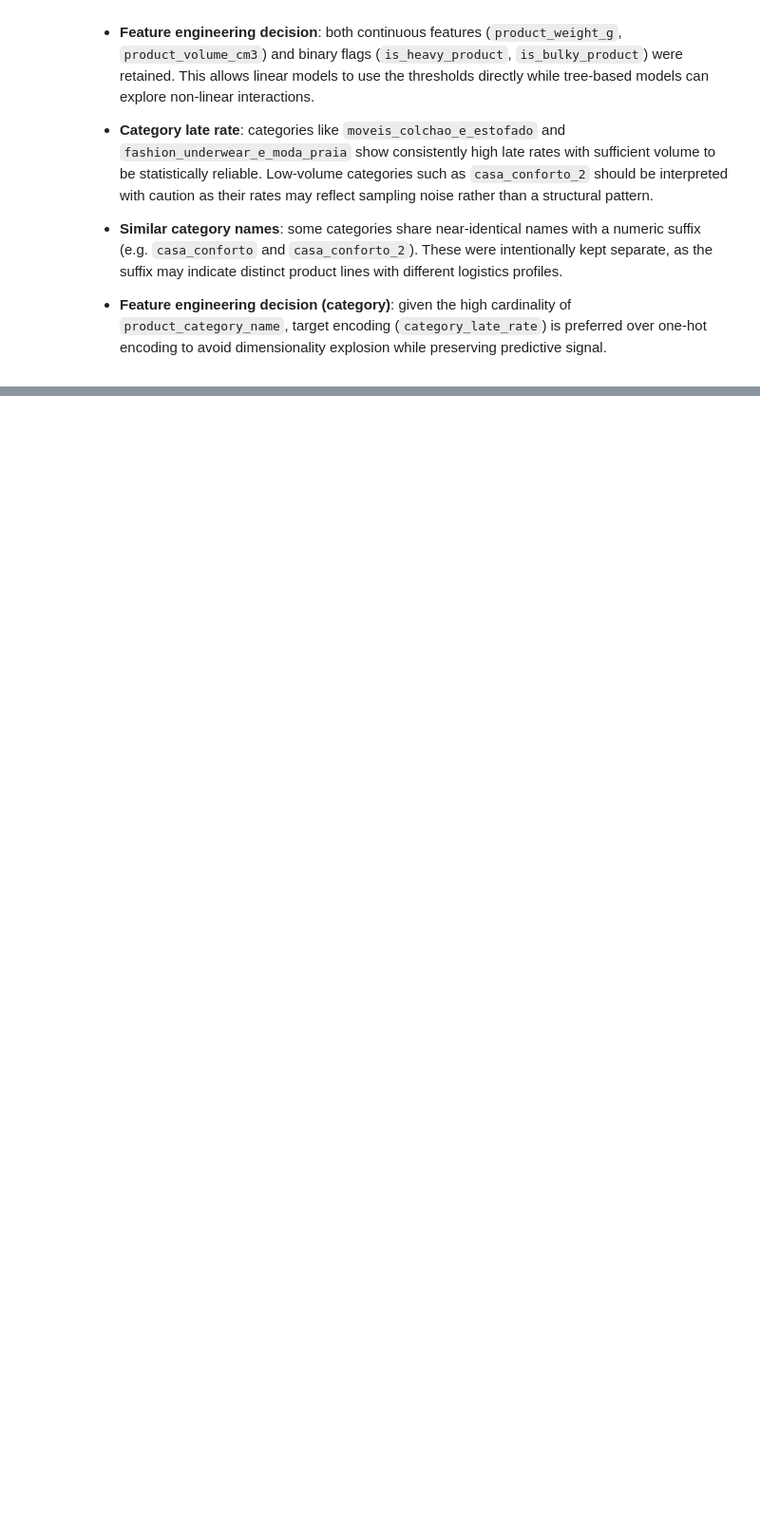
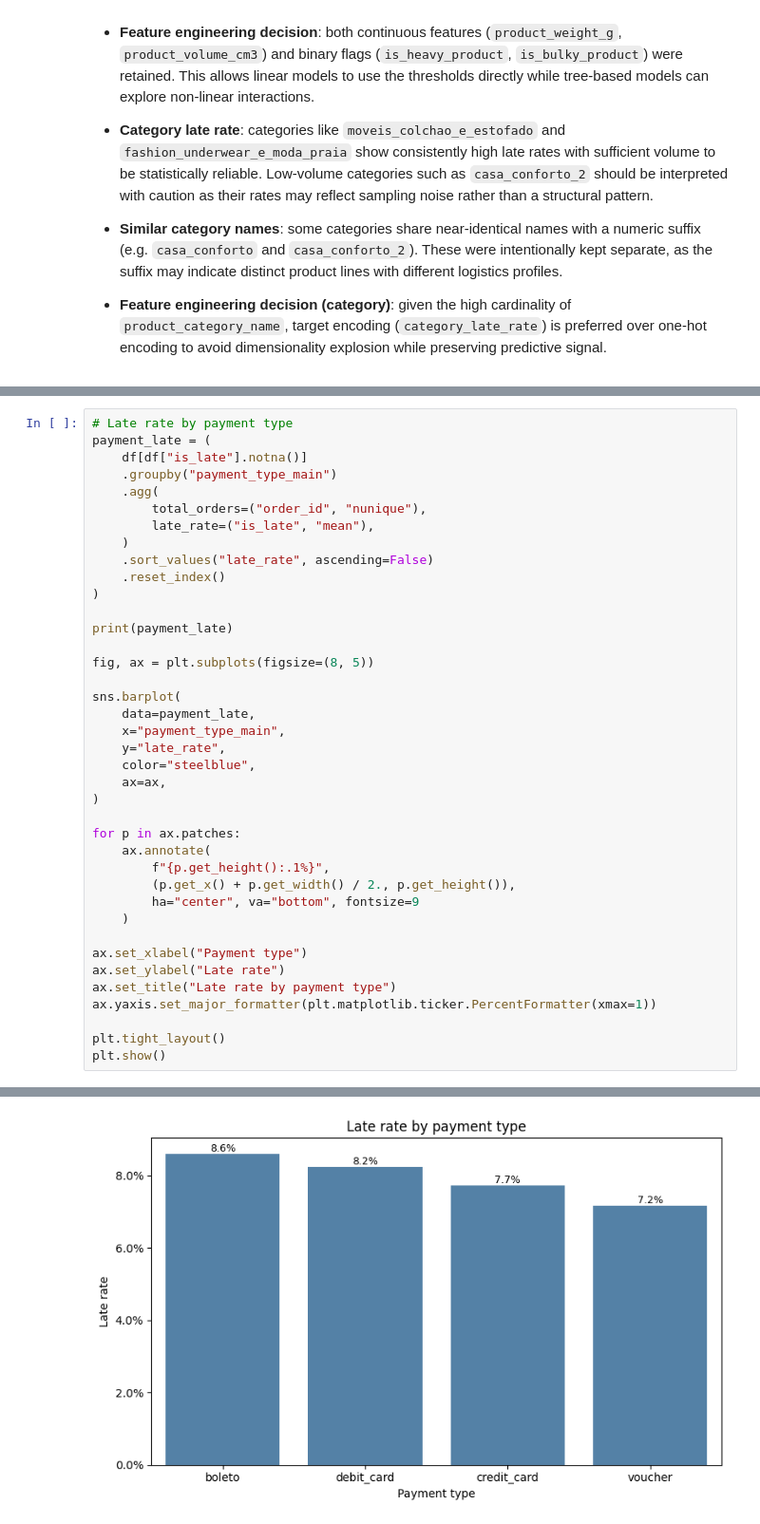
Before and after one commit to Gabverz/Logistics_optimizer, a Jupyter notebook: eda_logistics.ipynb, the cells around one changed output, grey strips where cells are left out. Shown at 95% size. Cells and saved outputs as stored; diff of their text form; blank space fills up the shorter version.

Commit message:
feat(eda): add payment type and price vs late rate analysis

```diff
--- a/eda_logistics.ipynb
+++ b/eda_logistics.ipynb
@@ -848,0 +877,40 @@ plt.show()
+# %%
+# Late rate by payment type
+payment_late = (
+    df[df["is_late"].notna()]
+    .groupby("payment_type_main")
+    .agg(
+        total_orders=("order_id", "nunique"),
+        late_rate=("is_late", "mean"),
+    )
+    .sort_values("late_rate", ascending=False)
+    .reset_index()
+)
+
+print(payment_late)
+
+fig, ax = plt.subplots(figsize=(8, 5))
+
+sns.barplot(
+    data=payment_late,
+    x="payment_type_main",
+    y="late_rate",
+    color="steelblue",
+    ax=ax,
+)
+
+for p in ax.patches:
+    ax.annotate(
+        f"{p.get_height():.1%}",
+        (p.get_x() + p.get_width() / 2., p.get_height()),
+        ha="center", va="bottom", fontsize=9
+    )
+
+ax.set_xlabel("Payment type")
+ax.set_ylabel("Late rate")
+ax.set_title("Late rate by payment type")
+ax.yaxis.set_major_formatter(plt.matplotlib.ticker.PercentFormatter(xmax=1))
+
+plt.tight_layout()
+plt.show()
+# %% [output]
@@ -848,0 +922 @@ plt.show()
+[figure, added]
```
Also changed, not shown: parts of 4 cells of this notebook.
